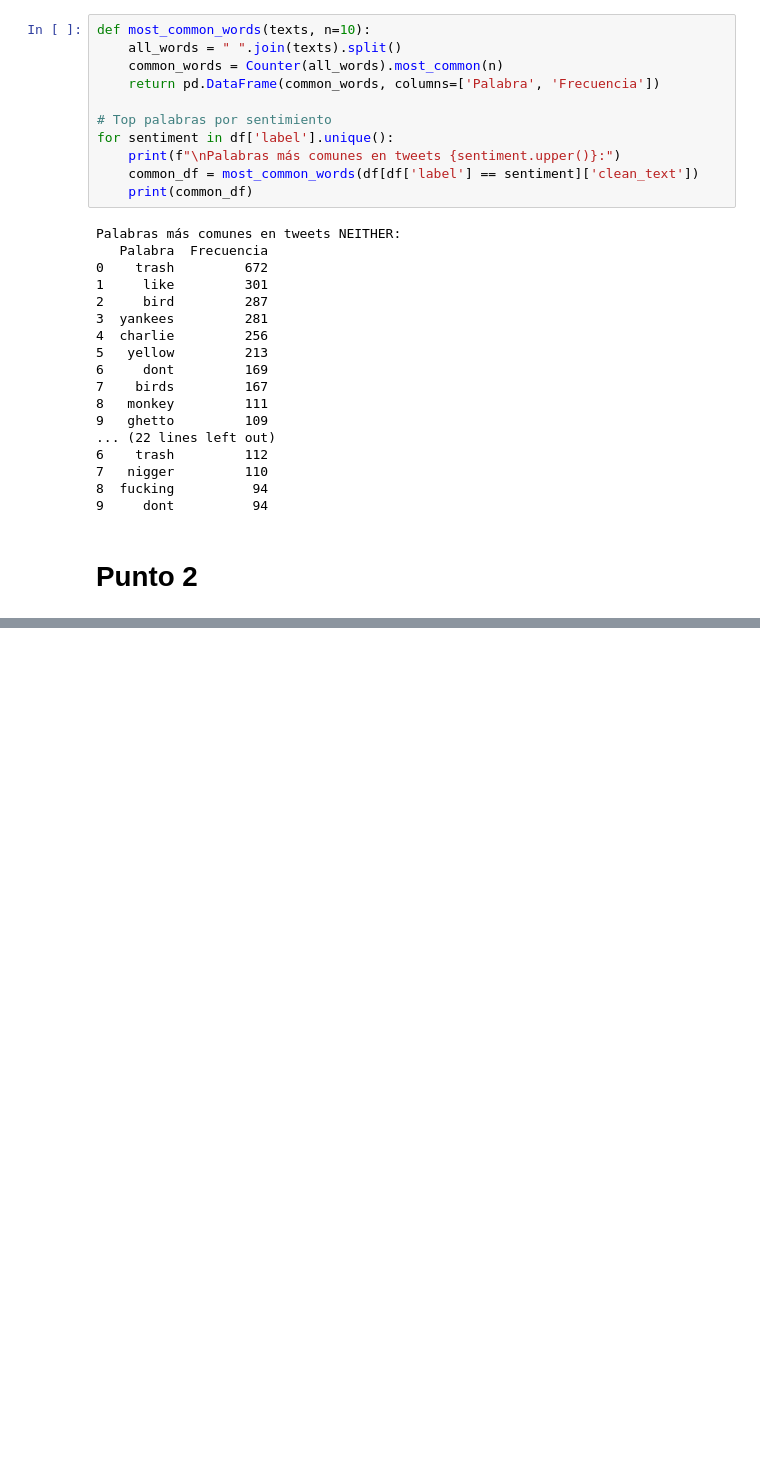
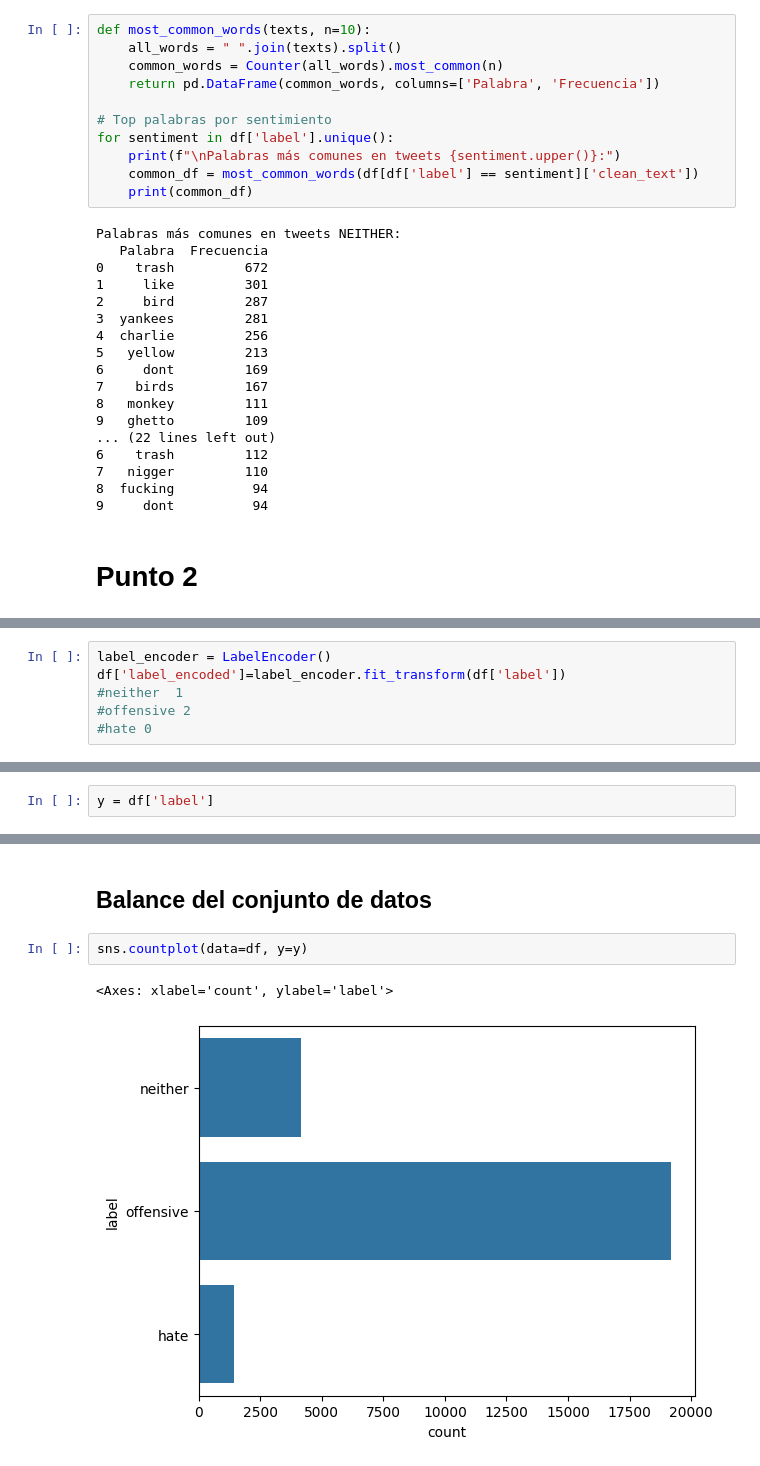
Before and after one commit to JeronimoMarg/tp2_cienciaDeDatos, a Jupyter notebook: TP2.ipynb, the cells around one changed output, grey strips where cells are left out. Saved outputs shown, nothing was run; the diff lists cells and outputs as text; blank space fills up the shorter version.

```diff
--- a/TP2.ipynb
+++ b/TP2.ipynb
@@ -126,0 +148,6 @@ Palabras más comunes en tweets NEITHER:
+# %%
+label_encoder = LabelEncoder()
+df['label_encoded']=label_encoder.fit_transform(df['label'])
+#neither  1
+#offensive 2
+#hate 0
@@ -126,0 +170,2 @@ Palabras más comunes en tweets NEITHER:
+# %%
+y = df['label']
@@ -131,0 +211,7 @@ NameError: name 'CountVectorizer' is not defined
+# %% [markdown]
+## Balance del conjunto de datos
+# %%
+sns.countplot(data=df, y=y)
+# %% [output]
+<Axes: xlabel='count', ylabel='label'>
+[figure, added]
```
Also changed, not shown: parts of 24 cells of this notebook, 1 other file.
